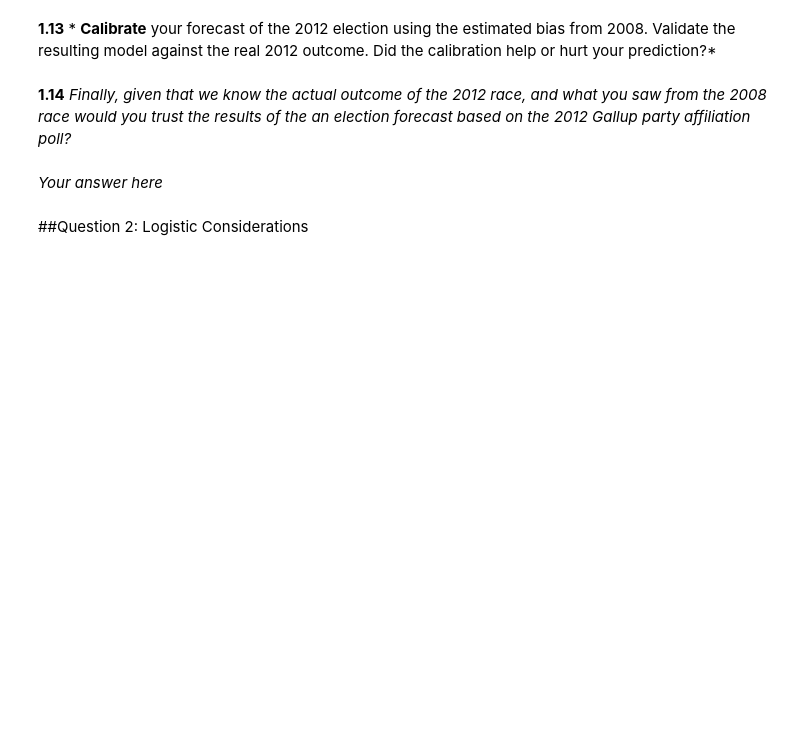
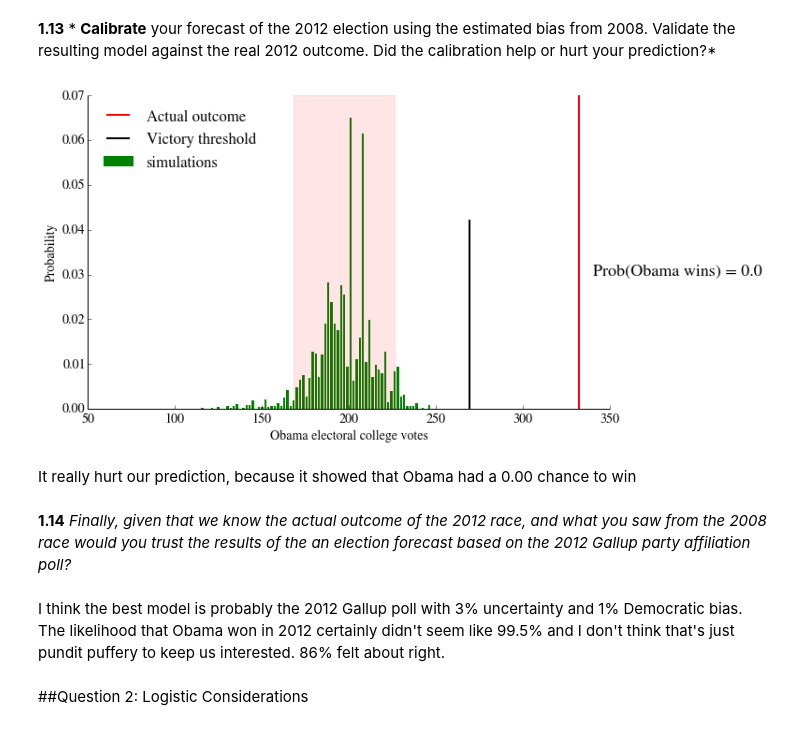
Before and after one commit to nhuber/harvardDS, a Jupyter notebook: hw2.ipynb, the cells around one changed output. Cells and saved outputs as stored; diff of their text form; code cells hidden in the pictures; blank space fills up the shorter version.

```diff
--- a/hw2.ipynb
+++ b/hw2.ipynb
@@ -729,7 +723,17 @@ print (prediction_08.Dem_Adv - prediction_08.Dem_Win).mean()
+# %%
+#your code here
+bias_08 = biased_gallup_poll(gallup_2012, 8.06)
+bias_08 = bias_08.join(electoral_votes)
+prediction = simulate_election(bias_08, 10000)
+plot_simulation(prediction)
+# %% [output]
+[figure, added]
+# %% [markdown]
+It really hurt our prediction, because it showed that Obama had a 0.00 chance to win
 # %% [markdown]
 **1.14** *Finally, given that we know the actual outcome of the 2012 race, and what you saw from the 2008 race would you trust the results of the an election forecast based on the 2012 Gallup party affiliation poll?*
-# %% [markdown]
-*Your answer here*
+# %% [markdown]
+I think the best model is probably the 2012 Gallup poll with 3% uncertainty and 1% Democratic bias. The likelihood that Obama won in 2012 certainly didn't seem like 99.5% and I don't think that's just pundit puffery to keep us interested. 86% felt about right.
 # %% [markdown]
 ##Question 2: Logistic Considerations
 # %% [markdown]
```
Also changed, not shown: parts of 2 cells of this notebook.
